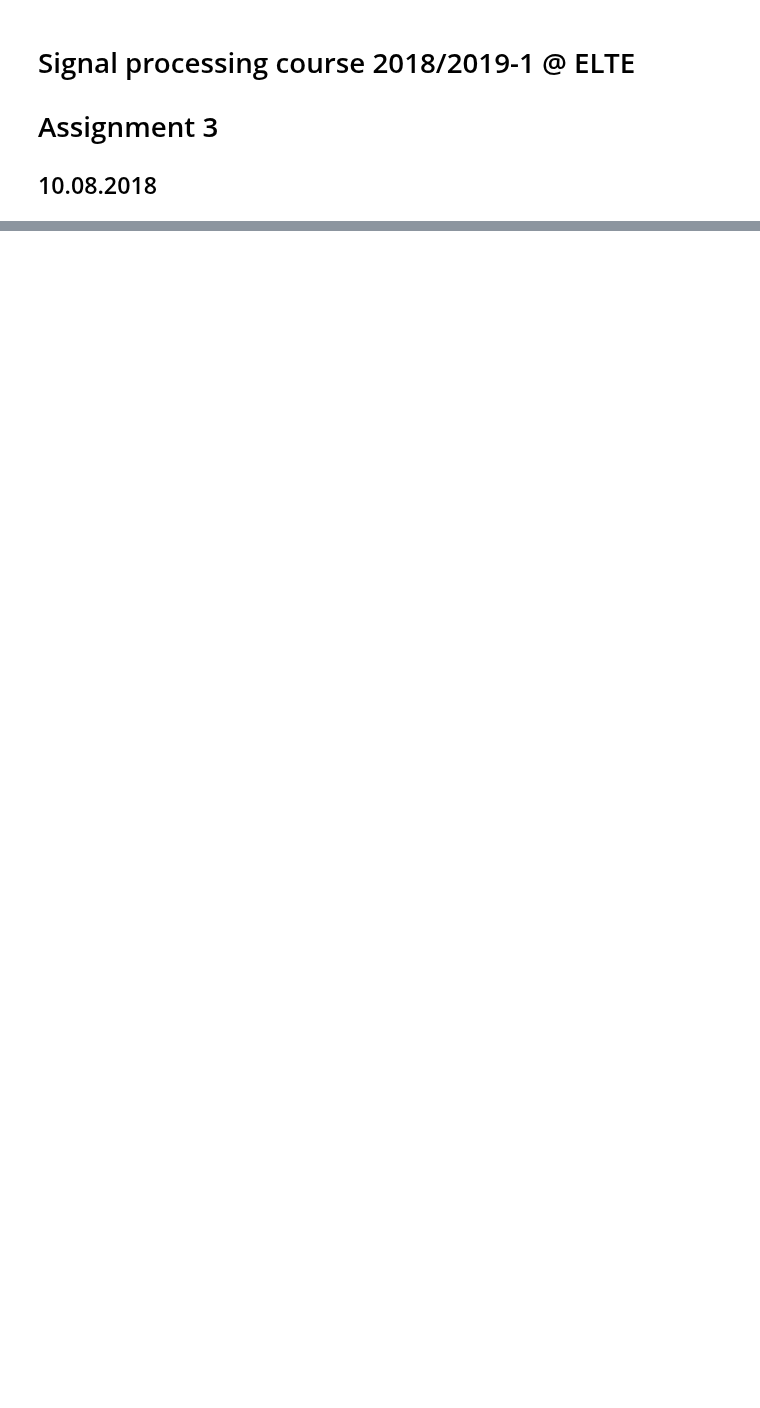
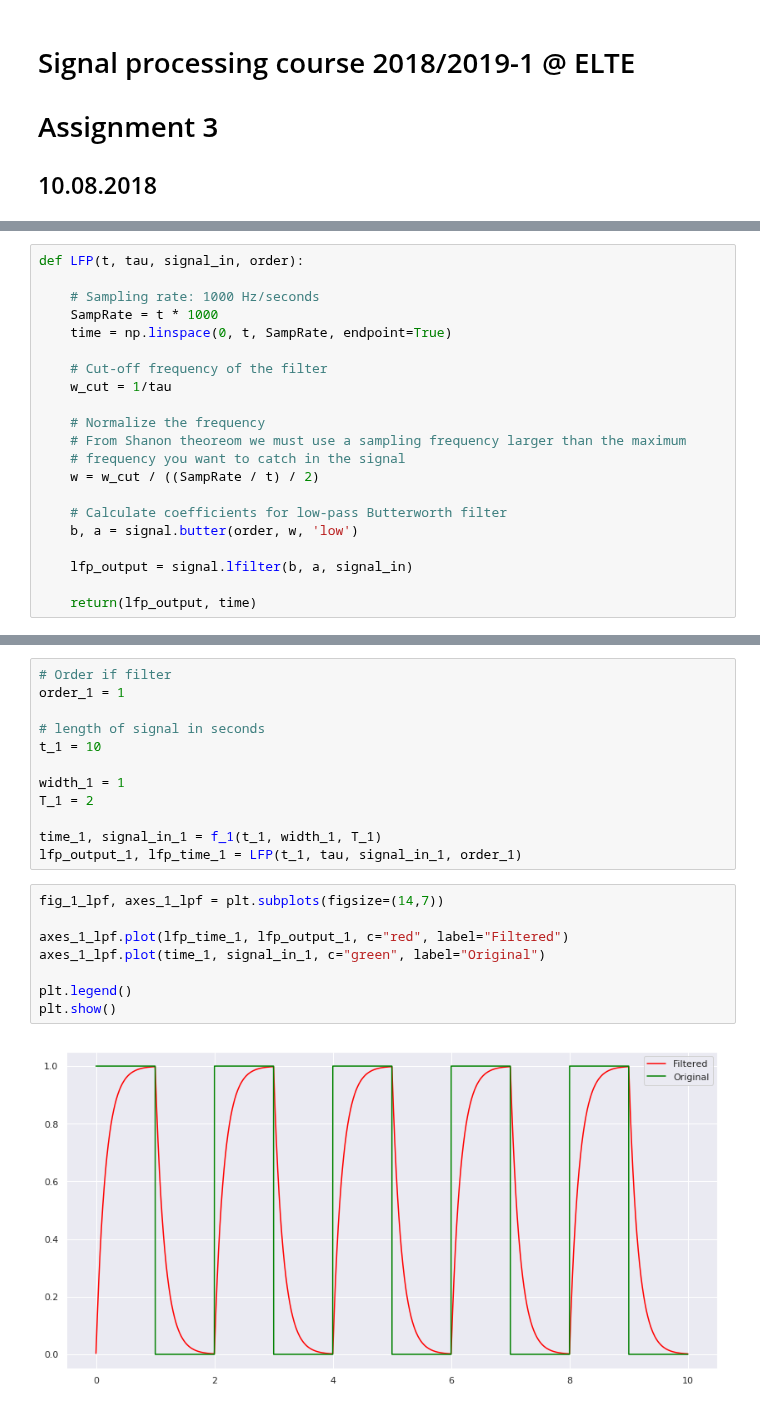
Before and after one commit to masterdesky/ELTE-signal-processing-2018, a Jupyter notebook: Assignment 3/Assignment 3.ipynb, the cells around one changed output, grey strips where cells are left out. Cells and saved outputs as stored; diff of their text form; blank space fills up the shorter version.

```diff
--- a/Assignment 3/Assignment 3.ipynb
+++ b/Assignment 3/Assignment 3.ipynb
@@ -75,0 +160,21 @@ tau = LPF_R * LPF_C
+# %%
+def LFP(t, tau, signal_in, order):
+
+    # Sampling rate: 1000 Hz/seconds
+    SampRate = t * 1000
+    time = np.linspace(0, t, SampRate, endpoint=True)
+
+    # Cut-off frequency of the filter
+    w_cut = 1/tau
+
+    # Normalize the frequency
+    # From Shanon theoreom we must use a sampling frequency larger than the maximum
+    # frequency you want to catch in the signal
+    w = w_cut / ((SampRate / t) / 2)
+
+    # Calculate coefficients for low-pass Butterworth filter
+    b, a = signal.butter(order, w, 'low')
+
+    lfp_output = signal.lfilter(b, a, signal_in)
+
+    return(lfp_output, time)
@@ -75,0 +286,22 @@ tau = LPF_R * LPF_C
+# %%
+# Order if filter
+order_1 = 1
+
+# length of signal in seconds
+t_1 = 10
+
+width_1 = 1
+T_1 = 2
+
+time_1, signal_in_1 = f_1(t_1, width_1, T_1)
+lfp_output_1, lfp_time_1 = LFP(t_1, tau, signal_in_1, order_1)
+# %%
+fig_1_lpf, axes_1_lpf = plt.subplots(figsize=(14,7))
+
+axes_1_lpf.plot(lfp_time_1, lfp_output_1, c="red", label="Filtered")
+axes_1_lpf.plot(time_1, signal_in_1, c="green", label="Original")
+
+plt.legend()
+plt.show()
+# %% [output]
+[figure, added]
```
Also changed, not shown: parts of 36 cells of this notebook.
